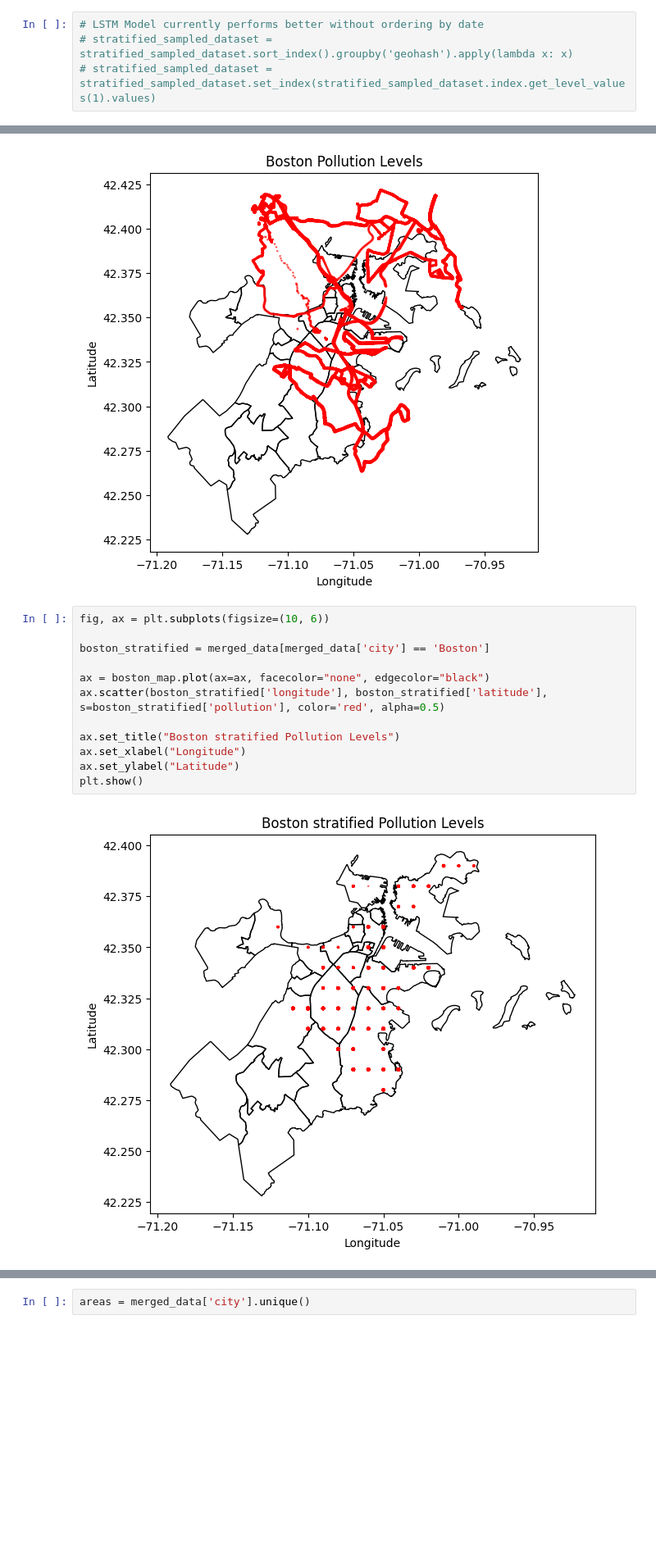
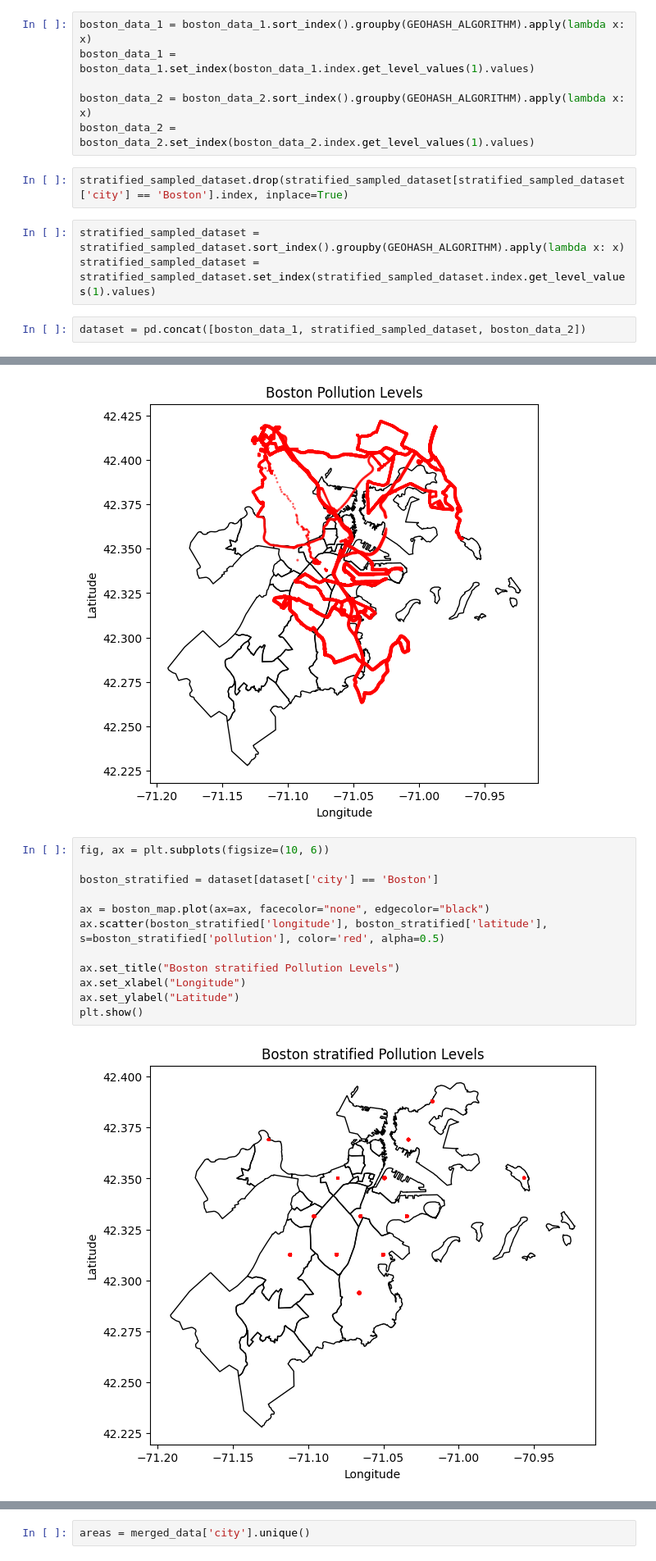
Before and after one commit to Dr-Isam-ALJAWARNEH/ds-project-lstm-forecasting, a Jupyter notebook: code/Project01_LSTM.ipynb, the cells around one changed output, grey strips where cells are left out. Shown at 82% size. Saved outputs shown, nothing was run; the diff lists cells and outputs as text; blank space fills up the shorter version.

```diff
--- a/code/Project01_LSTM.ipynb
+++ b/code/Project01_LSTM.ipynb
@@ -472,5 +512,14 @@ for geohash in merged_data['geohash'].value_counts().keys()[:len(stratified_prop
+# %%
+boston_data_1 = boston_data_1.sort_index().groupby(GEOHASH_ALGORITHM).apply(lambda x: x)
+boston_data_1 = boston_data_1.set_index(boston_data_1.index.get_level_values(1).values)
+
+boston_data_2 = boston_data_2.sort_index().groupby(GEOHASH_ALGORITHM).apply(lambda x: x)
+boston_data_2 = boston_data_2.set_index(boston_data_2.index.get_level_values(1).values)
+# %%
+stratified_sampled_dataset.drop(stratified_sampled_dataset[stratified_sampled_dataset['city'] == 'Boston'].index, inplace=True)
 # %%
-# LSTM Model currently performs better without ordering by date
-# stratified_sampled_dataset = stratified_sampled_dataset.sort_index().groupby('geohash').apply(lambda x: x)
-# stratified_sampled_dataset = stratified_sampled_dataset.set_index(stratified_sampled_dataset.index.get_level_values(1).values)
+stratified_sampled_dataset = stratified_sampled_dataset.sort_index().groupby(GEOHASH_ALGORITHM).apply(lambda x: x)
+stratified_sampled_dataset = stratified_sampled_dataset.set_index(stratified_sampled_dataset.index.get_level_values(1).values)
+# %%
+dataset = pd.concat([boston_data_1, stratified_sampled_dataset, boston_data_2])
 # %%
@@ -529,14 +576,14 @@ plt.show()
 # %%
 fig, ax = plt.subplots(figsize=(10, 6))
 
-boston_stratified = merged_data[merged_data['city'] == 'Boston']
+boston_stratified = dataset[dataset['city'] == 'Boston']
 
 ax = boston_map.plot(ax=ax, facecolor="none", edgecolor="black")
 ax.scatter(boston_stratified['longitude'], boston_stratified['latitude'], s=boston_stratified['pollution'], color='red', alpha=0.5)
 
 ax.set_title("Boston stratified Pollution Levels")
 ax.set_xlabel("Longitude")
 ax.set_ylabel("Latitude")
 plt.show()
 # %% [output]
-[figure, old version]
+[figure, new version]
```
Also changed, not shown: parts of 114 cells of this notebook, 23 other files.
